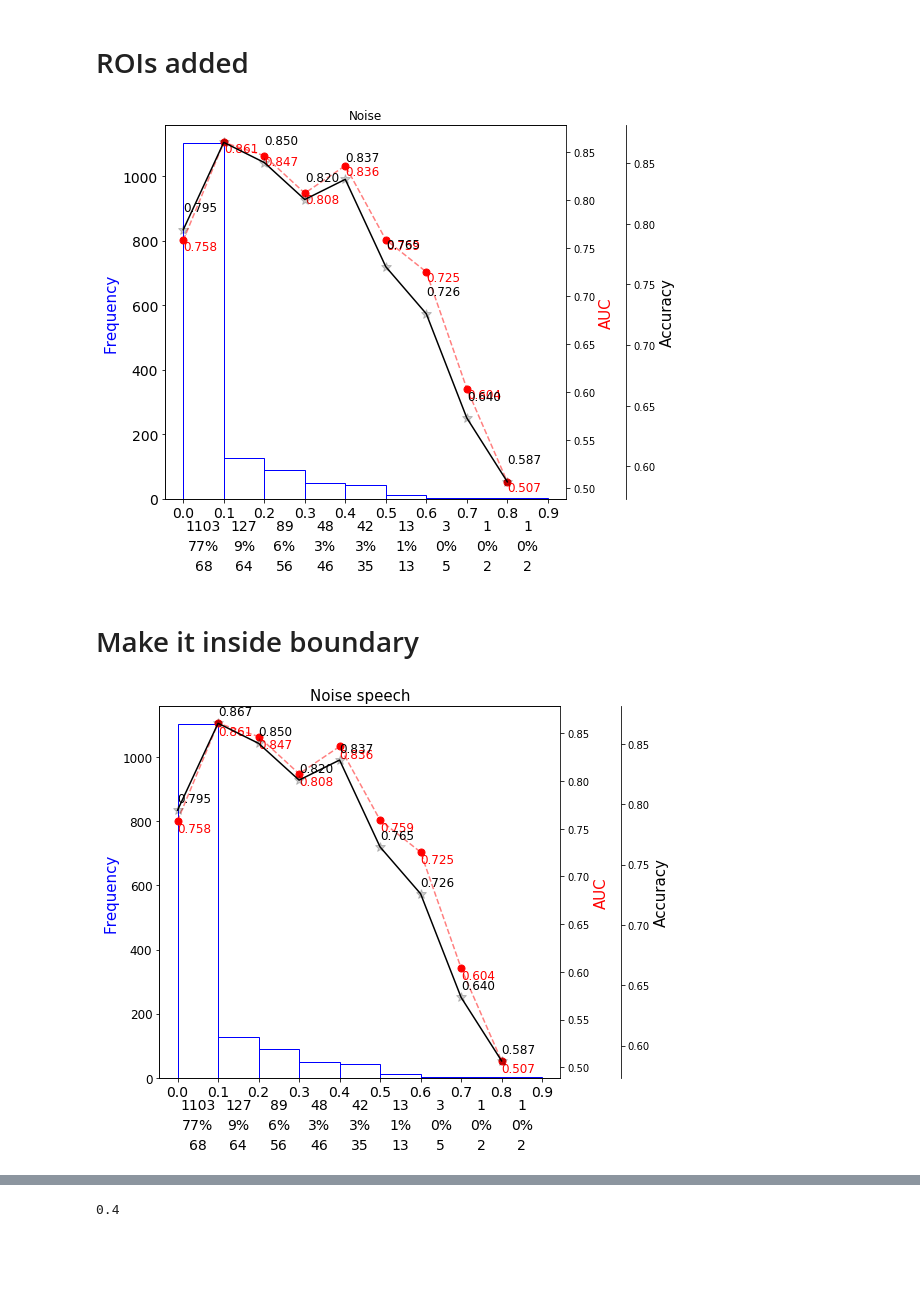
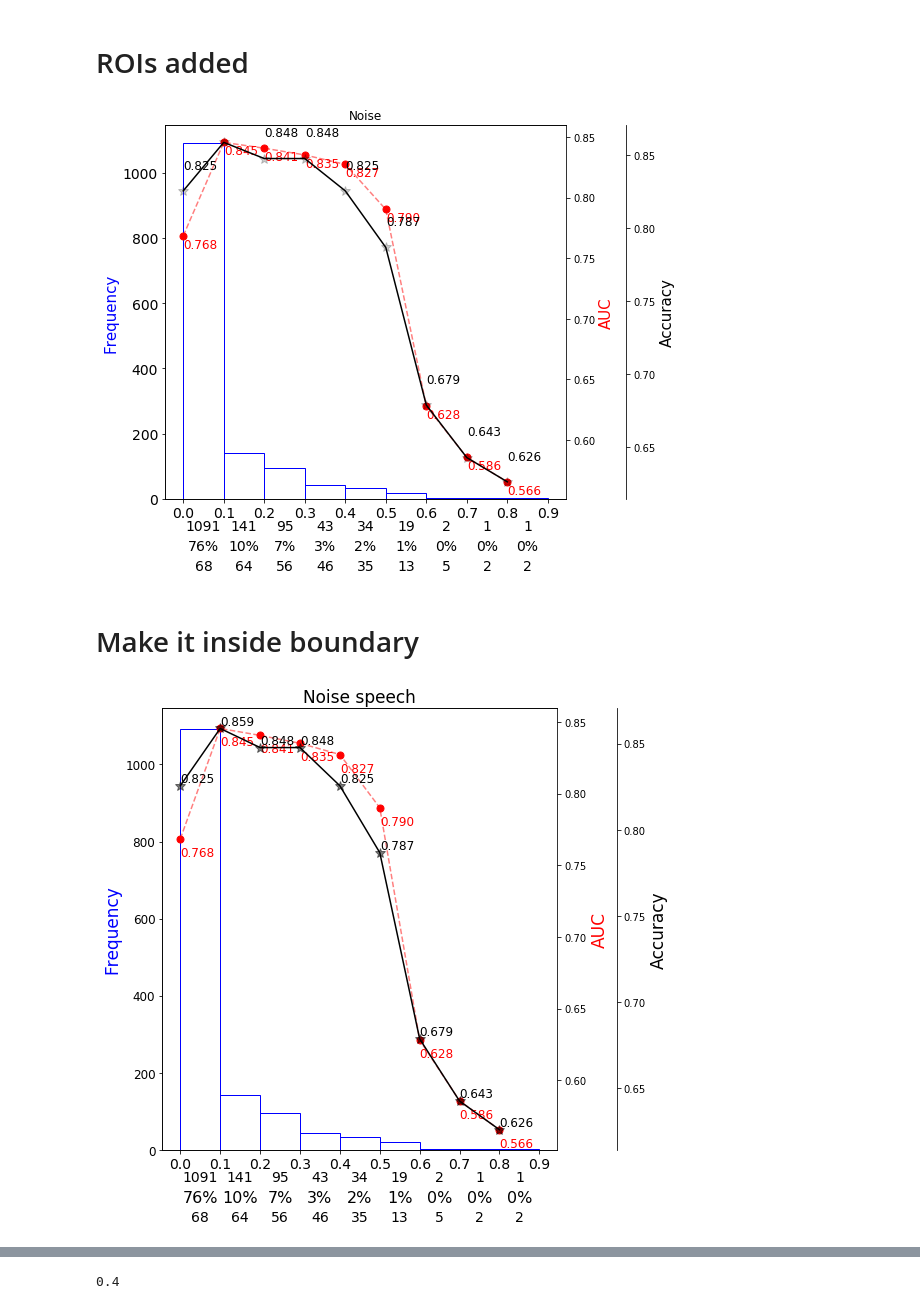
Before and after one commit to msultanmahmud/EEG_Analysis, a Jupyter notebook: Baseline_correction/Stability_Baseline_NOISE_Ranking_Feat_v3.ipynb, the cells around one changed output, grey strips where cells are left out. Drawn from its saved outputs; the diff is of its cells as text; code cells hidden in the pictures; blank space fills up the shorter version.

```diff
--- a/Baseline_correction/Stability_Baseline_NOISE_Ranking_Feat_v3.ipynb
+++ b/Baseline_correction/Stability_Baseline_NOISE_Ranking_Feat_v3.ipynb
@@ -39,7 +39,7 @@ Metadata.head(2)
 2 rows × 1430 columns
 # %%
 # random state;
-rs=54;
+rs=41;
 # %%
 X=Metadata.iloc[:,2:]
 y=Metadata['label']
@@ -721,7 +721,7 @@ save_format='png'
 plt.savefig(filename+'.'+save_format,dpi=300, bbox_inches='tight')
 plt.show()
 # %% [output]
-[figure, old version]
+[figure, new version]
 # %% [markdown]
 # Make it inside boundary
 # %%
@@ -730,7 +730,7 @@ roisc=[68,64,56,46,35,13,5,2,2]
 from matplotlib.ticker import FormatStrFormatter
 Th_2_Bins=np.asarray(Bins)
 data=clf.scores_
-fig, ax = plt.subplots(figsize=(8,6))
+fig, ax = plt.subplots(figsize=(8,7))
 fig.subplots_adjust(right=0.75)
 #counts, bins, patches = ax.hist(data,10 ,edgecolor='gray')
 counts, bins, patches = ax.hist(data,bins=np.round(0.1*np.arange(0,10),2),facecolor="None",edgecolor='blue', lw=1)
@@ -762,7 +762,7 @@ for count, x,rois in zip(counts, bin_centers,roisc):
 ax2 = ax.twinx()
 ax2.plot(Th_2_Bins,AUC_Th2, color='red',ls='dashed',alpha=0.5)#,THbin,CCC_Per)
 ax2.set_frame_on(False)
-ax2.set_ylabel('AUC', color='red',fontsize=15)
+ax2.set_ylabel('AUC', color='red',fontsize=17)
 ax2.patch.set_visible(False)
 for i,j in zip(Th_2_Bins,AUC_Th2):
     #ax2.annotate(("%.2f" % j),xy=(i+0.04,j-0.01), color ='red') ##############################
@@ -774,47 +774,47 @@ for i,j in zip(Th_2_Bins,AUC_Th2):
 ax3 = ax.twinx()
 ax3.plot(Th_2_Bins,ACC_Th2, color='black')#,THbin,CCC_Per)
 ax3.set_frame_on(False)
-ax3.set_ylabel('Accuracy', color='black',fontsize=15)
+ax3.set_ylabel('Accuracy', color='black',fontsize=17)
 
 
 
 for i,j in zip(Th_2_Bins,ACC_Th2):
      #ax3.annotate(("%0.2f" % j),xy=(i-0.05,j), color='black')
     #ax3.annotate(("%0.2f" % j),xy=(i-0.1,j), color='black')##################################
-    ax3.annotate(("%0.3f" % j),xy=(i,j+0.0065), color='black',fontsize=12)##################################
-    ax3.plot(i,j, marker='*', markersize=10, color="black",alpha=0.2)
+    ax3.annotate(("%0.3f" % j),xy=(i,j+0.002), color='black',fontsize=12)##################################
+    ax3.plot(i,j, marker='*', markersize=10, color="black",alpha=0.5)
     #ax3.annotate(("%0.2f,%0.2f" % (i,j)),xy=(i-0.05,j), color='green')
     #ax3.annotate(("%0.3f" %j),xy=(i,j), color='green')
 
 
 # Move the last y-axis spine over to the right by 20% of the width of the axes
 ax3.spines['right'].set_position(('axes', 1.15))
 ax3.spines['right'].set_visible(True)
 
 # To make the border of the right-most axis visible, we need to turn the frame
 # on. This hides the other plots, however, so we need to turn its fill off.
 ax3.set_frame_on(True)
 ax3.patch.set_visible(False)
 
 #ax.plot(bins,np.linspace(0,1,11))
 plt.subplots_adjust(bottom=.15)
 plt.grid(False,which='both')
-ax.set_ylabel('Frequency',fontsize=15)
+ax.set_ylabel('Frequency',fontsize=17)
 ax.yaxis.label.set_color('Blue')
-plt.title("Noise speech", fontsize=15)
+plt.title("Noise speech", fontsize=17)
 plt.tight_layout()
 # #Save the image
 for tick in ax.yaxis.get_major_ticks():
                 tick.label.set_fontsize(12)
 filename='StabilitySelection_clear'
 save_format='png'
 #print filename+'.'+save_format
 #pp='home/ralfahad/Pictures'
 #plt.savefig(filename+'.'+save_format,dpi=100)
 # plt.savefig(filename+'.'+save_format,dpi=300, bbox_inches='tight')
 plt.show()
 # %% [output]
-[figure, old version]
+[figure, new version]
 # %%
 # for i,j in zip(Th_2_Bins,AUC_Th2):
 #     print i,j
```
Also changed, not shown: parts of 30 cells of this notebook, 4 other files.
